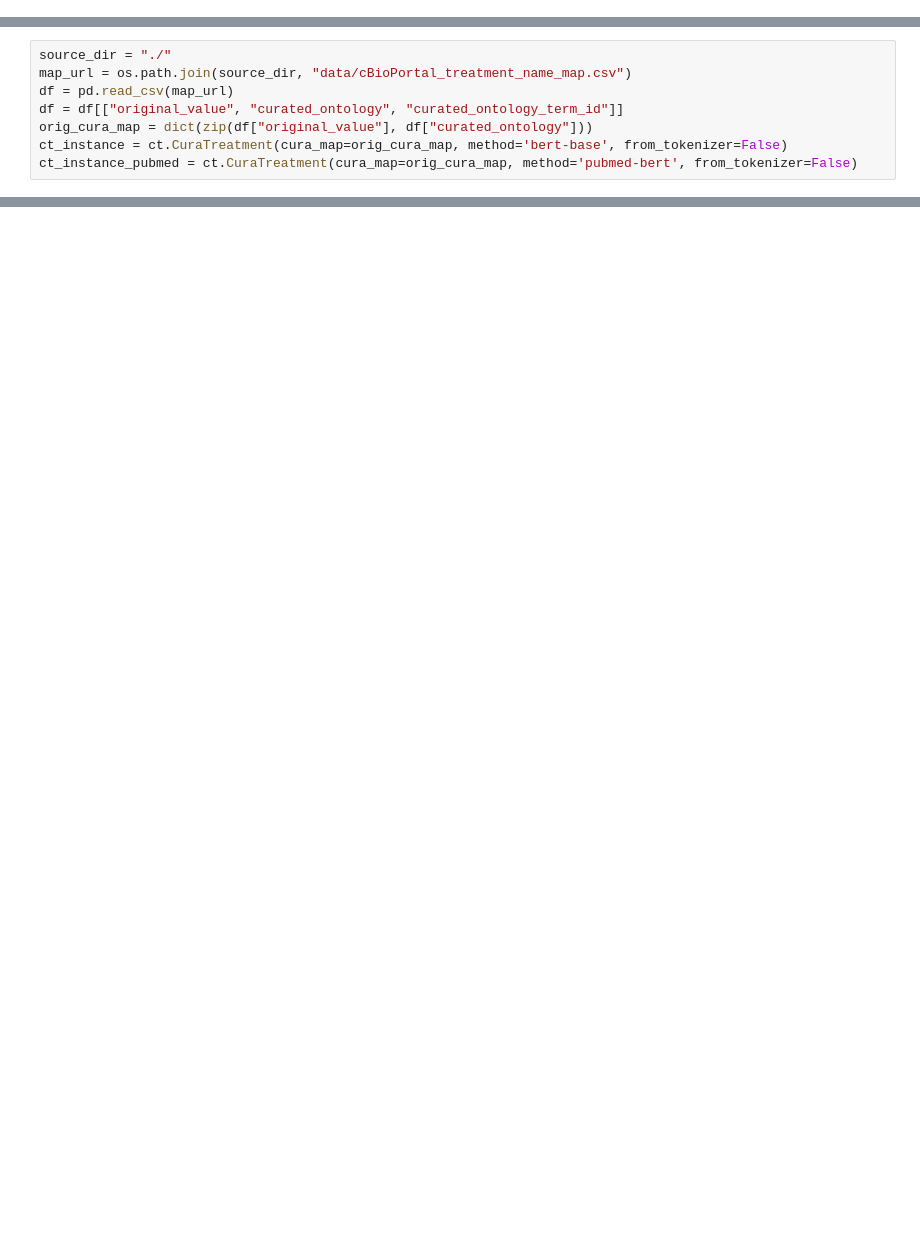
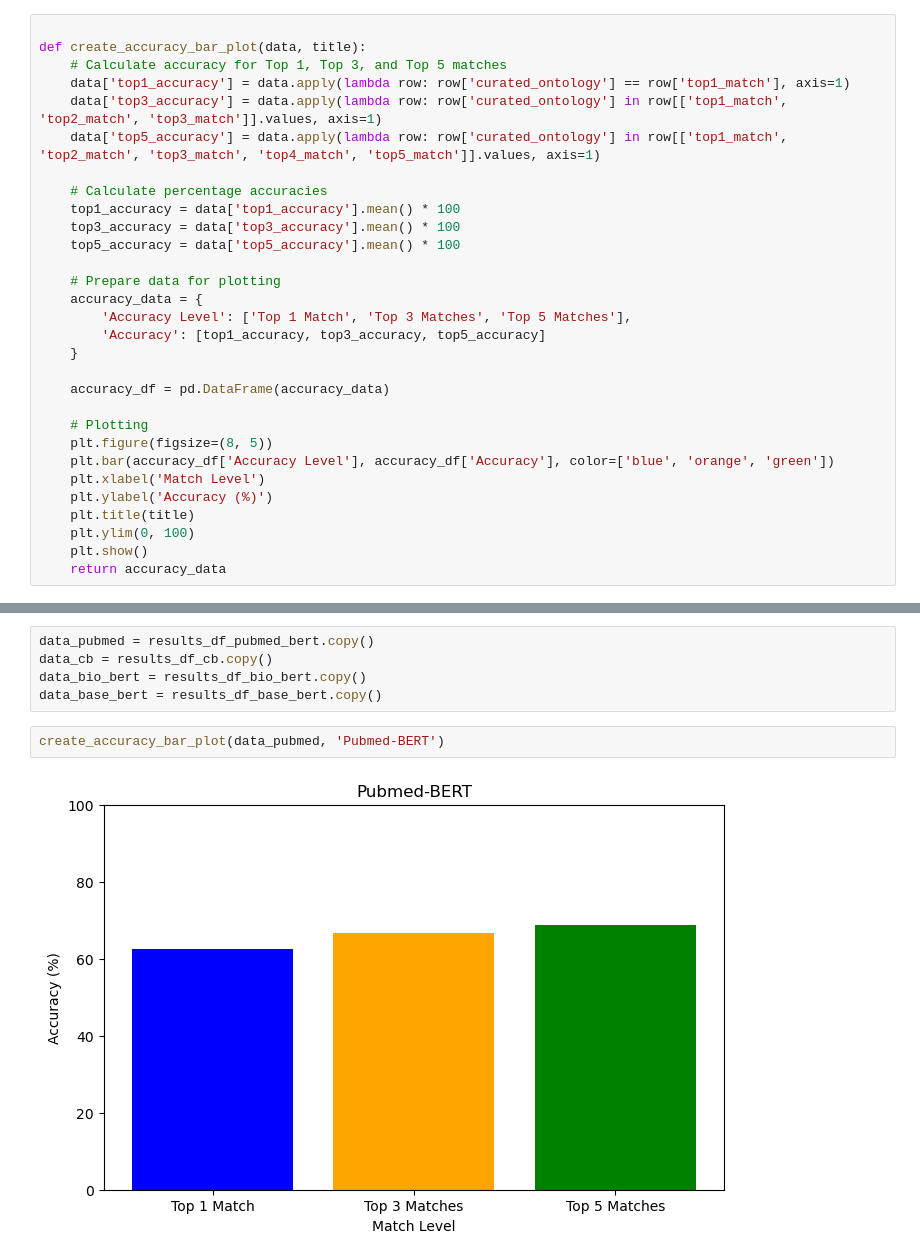
Before and after one commit to shbrief/MetaHarmonizer, a Jupyter notebook: explore_previous_work.ipynb, the cells around one changed output, grey strips where cells are left out. Cells and saved outputs as stored; diff of their text form; blank space fills up the shorter version.

```diff
--- a/explore_previous_work.ipynb
+++ b/explore_previous_work.ipynb
@@ -18,0 +21,30 @@ reload(ct)
+# %%
+
+def create_accuracy_bar_plot(data, title):
+    # Calculate accuracy for Top 1, Top 3, and Top 5 matches
+    data['top1_accuracy'] = data.apply(lambda row: row['curated_ontology'] == row['top1_match'], axis=1)
+    data['top3_accuracy'] = data.apply(lambda row: row['curated_ontology'] in row[['top1_match', 'top2_match', 'top3_match']].values, axis=1)
+    data['top5_accuracy'] = data.apply(lambda row: row['curated_ontology'] in row[['top1_match', 'top2_match', 'top3_match', 'top4_match', 'top5_match']].values, axis=1)
+
+    # Calculate percentage accuracies
+    top1_accuracy = data['top1_accuracy'].mean() * 100
+    top3_accuracy = data['top3_accuracy'].mean() * 100
+    top5_accuracy = data['top5_accuracy'].mean() * 100
+
+    # Prepare data for plotting
+    accuracy_data = {
+        'Accuracy Level': ['Top 1 Match', 'Top 3 Matches', 'Top 5 Matches'],
+        'Accuracy': [top1_accuracy, top3_accuracy, top5_accuracy]
+    }
+
+    accuracy_df = pd.DataFrame(accuracy_data)
+
+    # Plotting
+    plt.figure(figsize=(8, 5))
+    plt.bar(accuracy_df['Accuracy Level'], accuracy_df['Accuracy'], color=['blue', 'orange', 'green'])
+    plt.xlabel('Match Level')
+    plt.ylabel('Accuracy (%)')
+    plt.title(title)
+    plt.ylim(0, 100)
+    plt.show()
+    return accuracy_data
@@ -174,8 +78,0 @@ reload(ct)
-# %%
-source_dir = "./"
-map_url = os.path.join(source_dir, "data/cBioPortal_treatment_name_map.csv")
-df = pd.read_csv(map_url)
-df = df[["original_value", "curated_ontology", "curated_ontology_term_id"]]
-orig_cura_map = dict(zip(df["original_value"], df["curated_ontology"]))
-ct_instance = ct.CuraTreatment(cura_map=orig_cura_map, method='bert-base', from_tokenizer=False)
-ct_instance_pubmed = ct.CuraTreatment(cura_map=orig_cura_map, method='pubmed-bert', from_tokenizer=False)
@@ -209,0 +154,9 @@ KeyboardInterrupt:
+# %%
+data_pubmed = results_df_pubmed_bert.copy()
+data_cb = results_df_cb.copy()
+data_bio_bert = results_df_bio_bert.copy()
+data_base_bert = results_df_base_bert.copy()
+# %%
+create_accuracy_bar_plot(data_pubmed, 'Pubmed-BERT')
+# %% [output]
+[figure, added]
```
Also changed, not shown: parts of 29 cells of this notebook.
